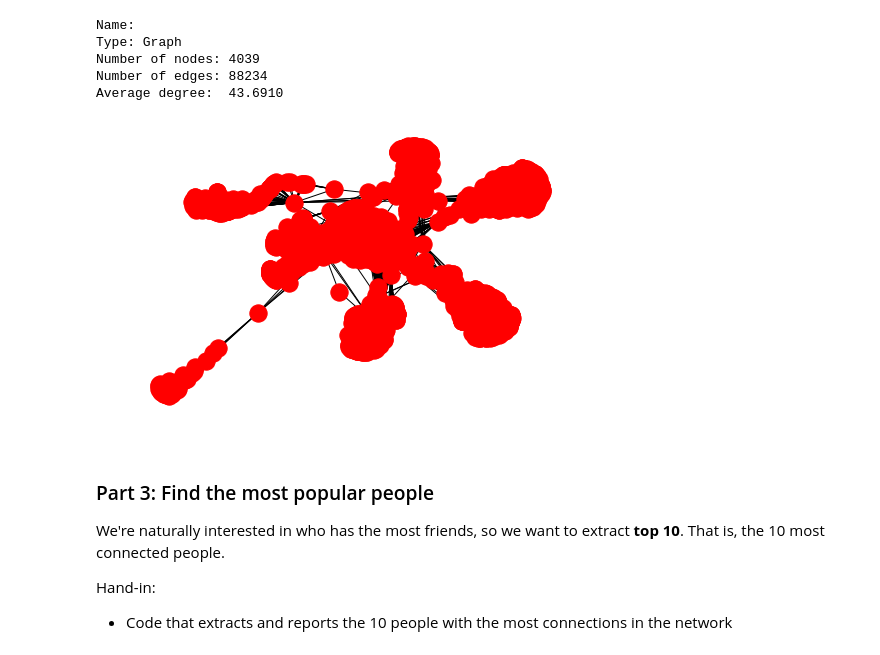
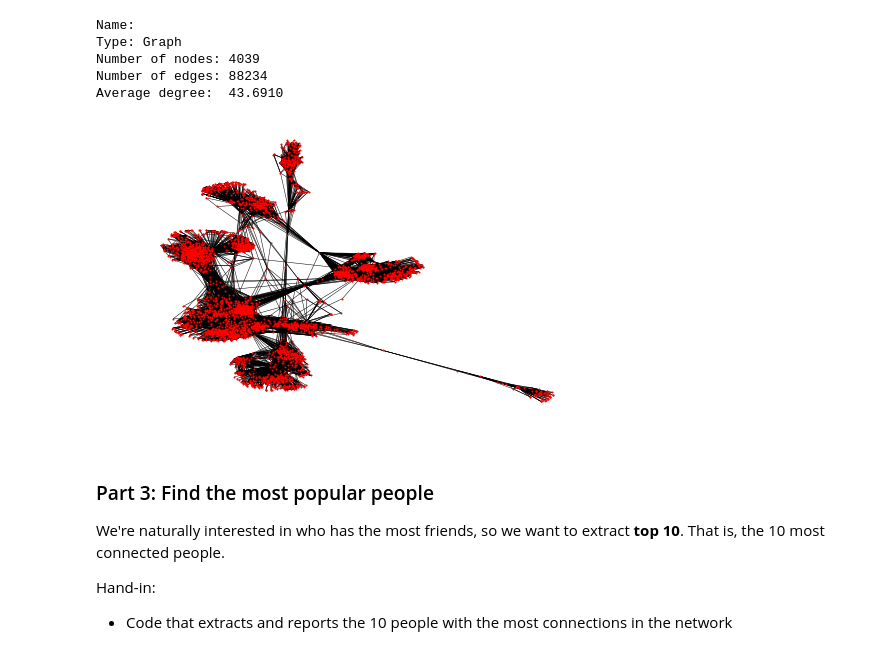
Before and after one commit to grem848/Assignment6Python, a Jupyter notebook: Assignment6.ipynb, the cells around one changed output. Cells and saved outputs as stored; diff of their text form; code cells hidden in the pictures.

```diff
--- a/Assignment6.ipynb
+++ b/Assignment6.ipynb
@@ -68,10 +68,10 @@ Number of edges: 88234
 Average degree:  43.6910
 # %%
 import matplotlib.pyplot as plt
-nx.draw(g)
+nx.draw(g, node_size=1, width=0.5)
 plt.show()
 # %% [output]
-[figure, old version]
+[figure, new version]
 # %% [markdown]
 ### Part 3: Find the most popular people
 
```
Also changed, not shown: parts of 1 cell of this notebook.
